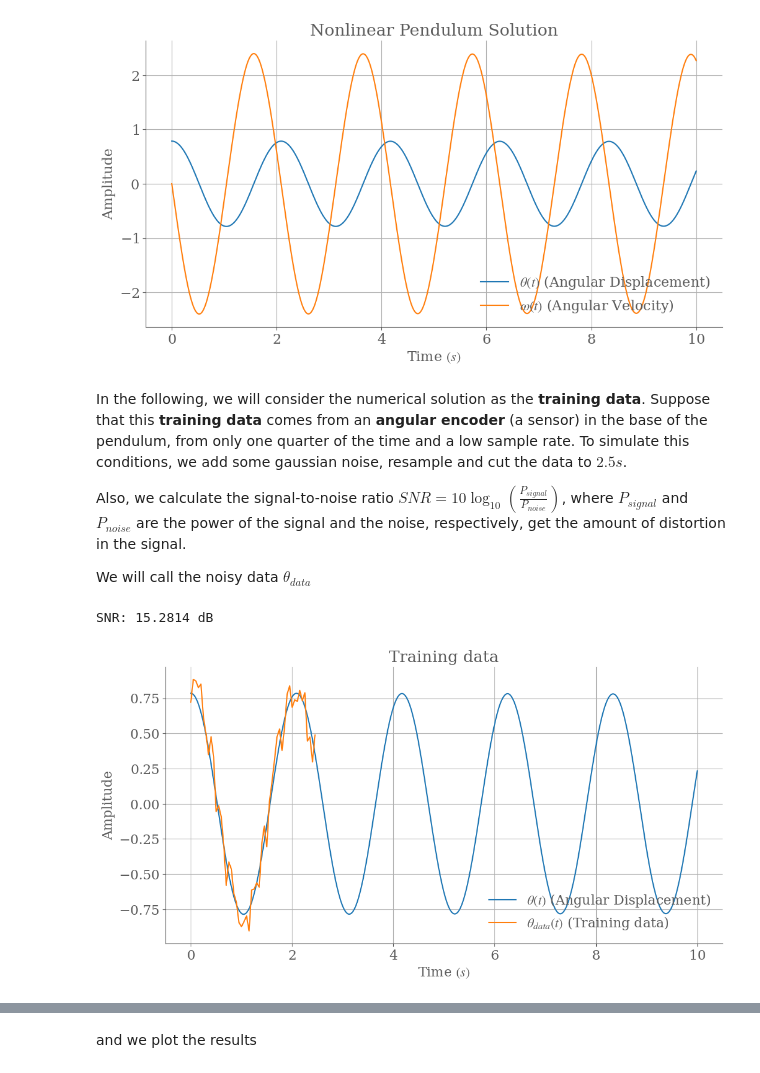
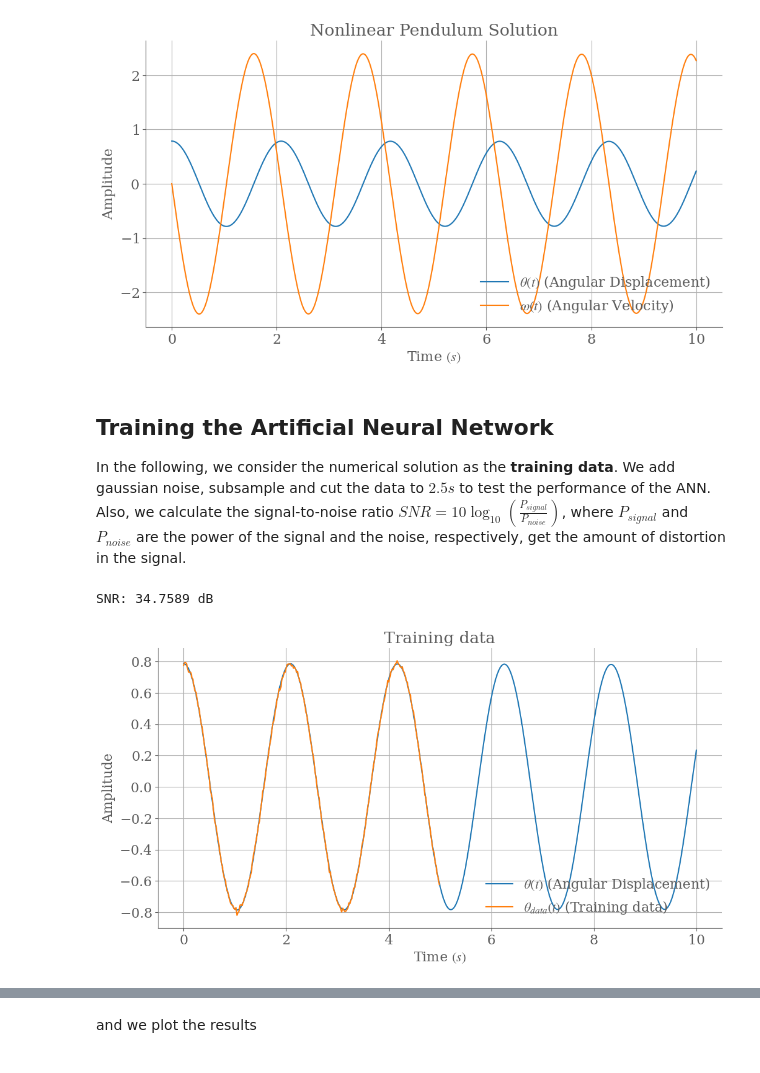
Before and after one commit to dortiz5/ihealth-pinns-workshop, a Jupyter notebook: notebooks/activity-1.ipynb, the cells around one changed output, grey strips where cells are left out. Cells and saved outputs as stored; diff of their text form; code cells hidden in the pictures.

```diff
--- a/notebooks/activity-1.ipynb
+++ b/notebooks/activity-1.ipynb
@@ -222,34 +210,33 @@ plt.show()
 # %% [output]
 [figure]
 # %% [markdown]
-In the following, we will consider the numerical solution as the **training data**. Suppose that this **training data** comes from an **angular encoder** (a sensor) in the base of the pendulum, from only one quarter of the time and a low sample rate. To simulate this conditions, we add some gaussian noise, resample and cut the data to $2.5s$.
+## Training the Artificial Neural Network
 
-Also, we calculate the signal-to-noise ratio $SNR = 10\log_{10} \left(\frac{P_{signal}}{P_{noise}}\right)$, where $P_{signal}$ and $P_{noise}$ are the power of the signal and the noise, respectively, get the amount of distortion in the signal.
-
-We will call the noisy data $\theta_{data}$
+In the following, we consider the numerical solution as the **training data**. We add gaussian noise, subsample and cut the data to $2.5s$ to test the performance of the ANN. Also, we calculate the signal-to-noise ratio $SNR = 10\log_{10} \left(\frac{P_{signal}}{P_{noise}}\right)$, where $P_{signal}$ and $P_{noise}$ are the power of the signal and the noise, respectively, get the amount of distortion in the signal.
 # %%
 # Add gaussian noise
-noise = np.random.normal(0,0.1,theta.shape[0])
-theta_data = theta + noise
-print(f'SNR: {calculate_snr(theta_data, noise):.4f} dB')
+sigma = 0.01
+noise = np.random.normal(0,sigma,theta.shape[0])
+theta_noisy = theta + noise
+print(f'SNR: {calculate_snr(theta_noisy, noise):.4f} dB')
 
 # Resample to 10Hz and cut to 2.5s
-resample = 5    # resample to 10Hz
-ctime = int(2.5*100)  # 2.5s times 100Hz
+resample = 2          # resample to 10Hz
+ctime = int(5*100)  # 2.5s times 100Hz
 
-theta_data = theta_data[:ctime:resample]
-t_eval = t_eval[:ctime:resample]
+theta_train = theta_noisy[:ctime:resample]
+t_train = t_eval[:ctime:resample]
 
 # We graph the observed data
 plt.figure(figsize=(12, 6))
-plt.plot(t, theta, label=r'$\theta(t)$ (Angular Displacement)')
-plt.plot(t_eval, theta_data, label=r'$\theta_{data}(t)$ (Training data)')
+plt.plot(t_eval, theta, label=r'$\theta(t)$ (Angular Displacement)')
+plt.plot(t_train, theta_train, label=r'$\theta_{data}(t)$ (Training data)')
 plt.xlabel(r'Time $(s)$')
 plt.ylabel('Amplitude')
 plt.legend(loc='lower right', frameon=False)
 plt.title('Training data')
 plt.grid(True)
 plt.show()
 # %% [output]
-SNR: 15.2814 dB
+SNR: 34.7589 dB
-[figure, old version]
+[figure, new version]
```
Also changed, not shown: parts of 16 cells of this notebook.
